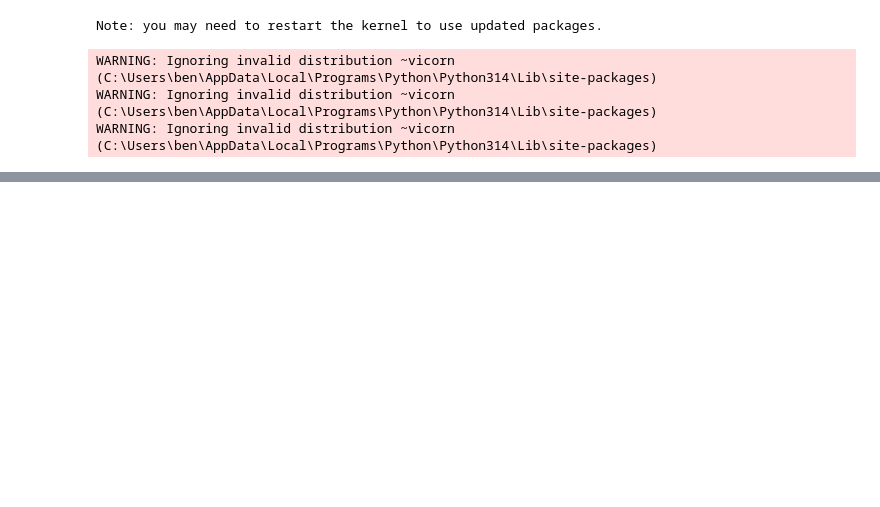
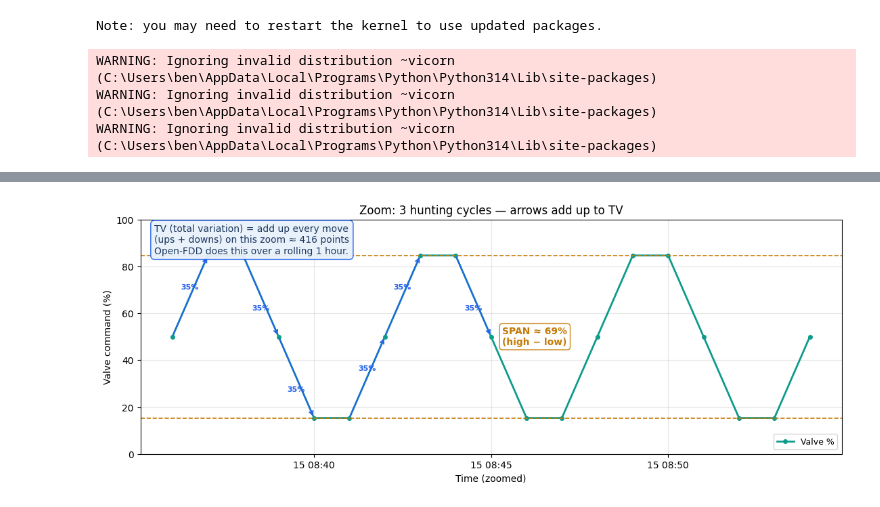
Before and after one commit to bbartling/py-bacnet-stacks-playground, a Jupyter notebook: vibe_code_apps_25/notebooks/01_pid_hunt_tutorial.ipynb, the cells around one changed output, grey strips where cells are left out. Saved outputs shown, nothing was run; the diff lists cells and outputs as text; code cells hidden in the pictures; blank space fills up the shorter version.

```diff
--- a/vibe_code_apps_25/notebooks/01_pid_hunt_tutorial.ipynb
+++ b/vibe_code_apps_25/notebooks/01_pid_hunt_tutorial.ipynb
@@ -225,0 +74,11 @@ m_ok[
+# %%
+fig = plot_valve_zoom_with_tv(
+    hunting,
+    start_sample=36,
+    n_cycles=3,
+    period_samples=6,
+    title="Zoom: 3 hunting cycles — arrows add up to TV",
+)
+plt.show()
+# %% [output]
+[figure, added]
```
Also changed, not shown: parts of 24 cells of this notebook, 6 other files.
